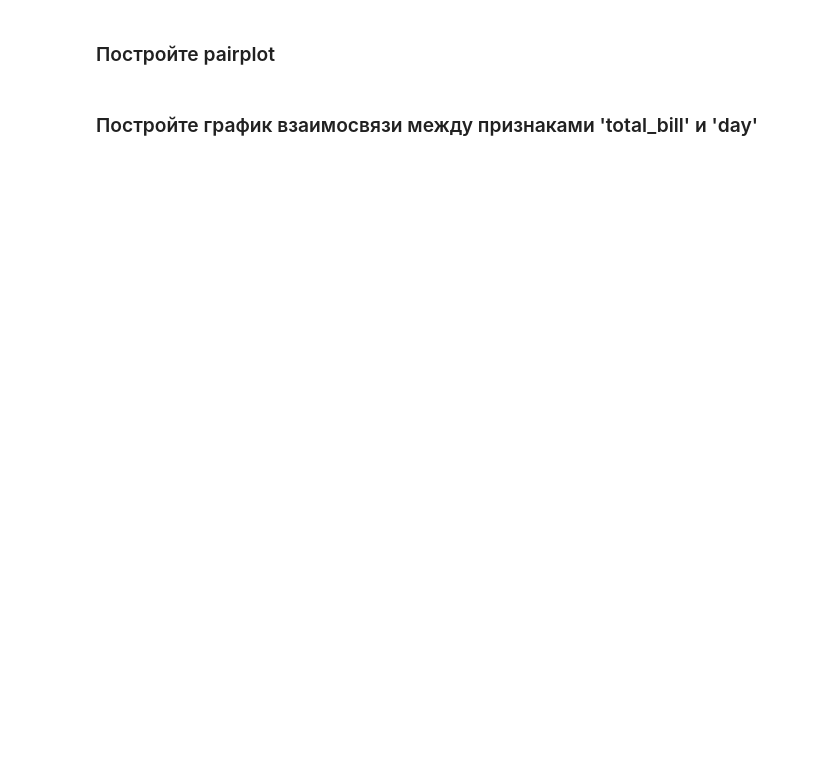
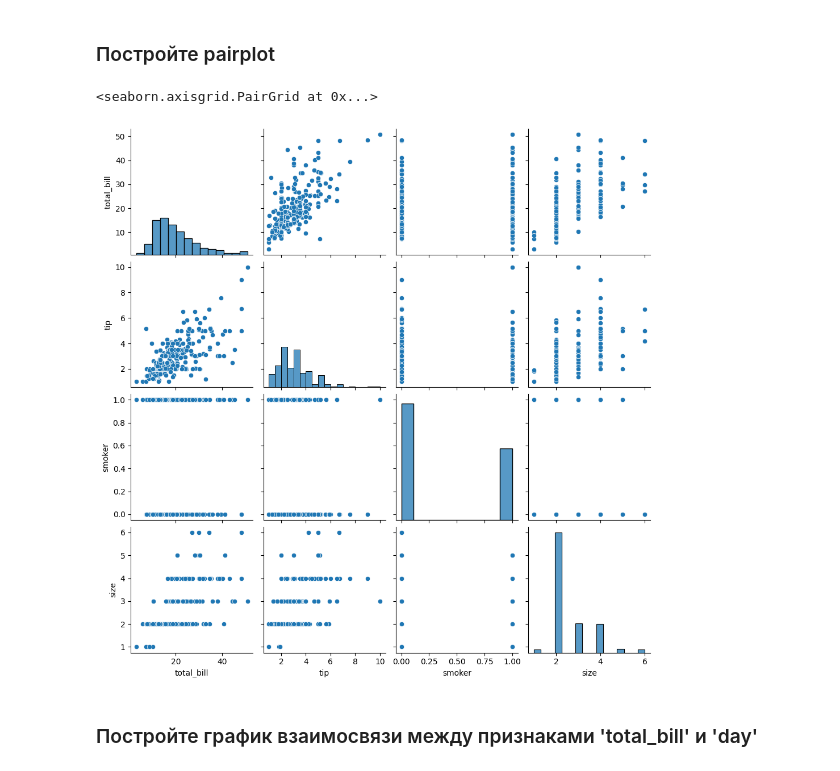
Before and after one commit to Shoggahhh/hw_otus_ml_2023, a Jupyter notebook: hw-3/homework_3.ipynb, the cells around one changed output. Drawn from its saved outputs; the diff is of its cells as text; code cells hidden in the pictures; blank space fills up the shorter version.

```diff
--- a/hw-3/homework_3.ipynb
+++ b/hw-3/homework_3.ipynb
@@ -107,4 +243,9 @@ print(df_l2_norm)
 # %% [markdown]
 ### Постройте pairplot
+# %%
+sns.pairplot(df)
+# %% [output]
+<seaborn.axisgrid.PairGrid at 0x...>
+[figure, added]
 # %% [markdown]
 ### Постройте график взаимосвязи между признаками 'total_bill' и 'day'
```
Also changed, not shown: parts of 25 cells of this notebook.
